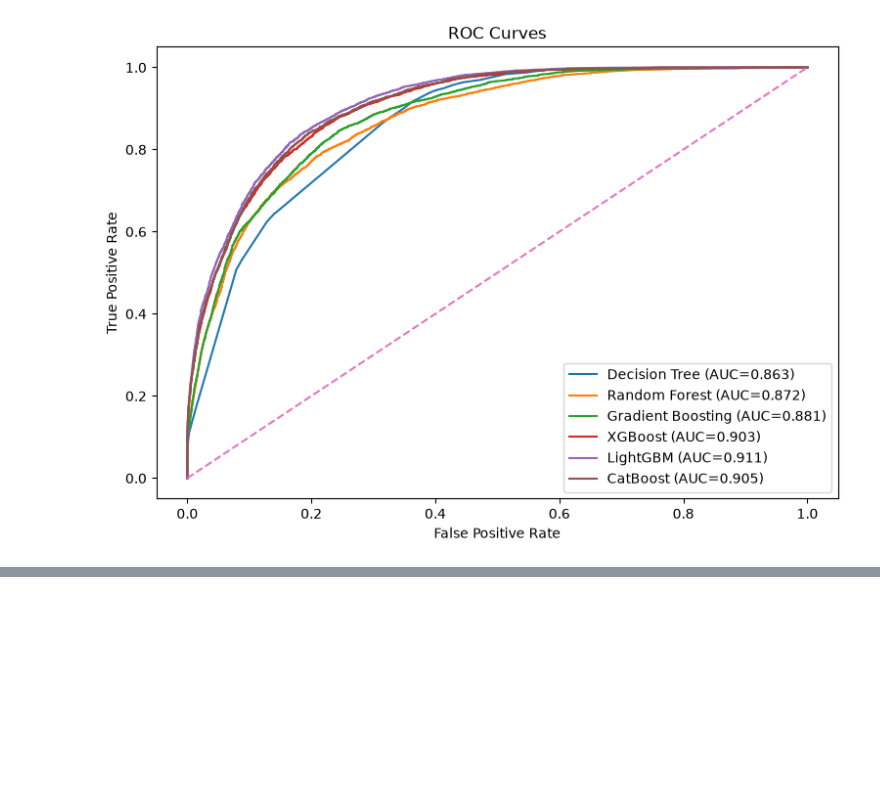
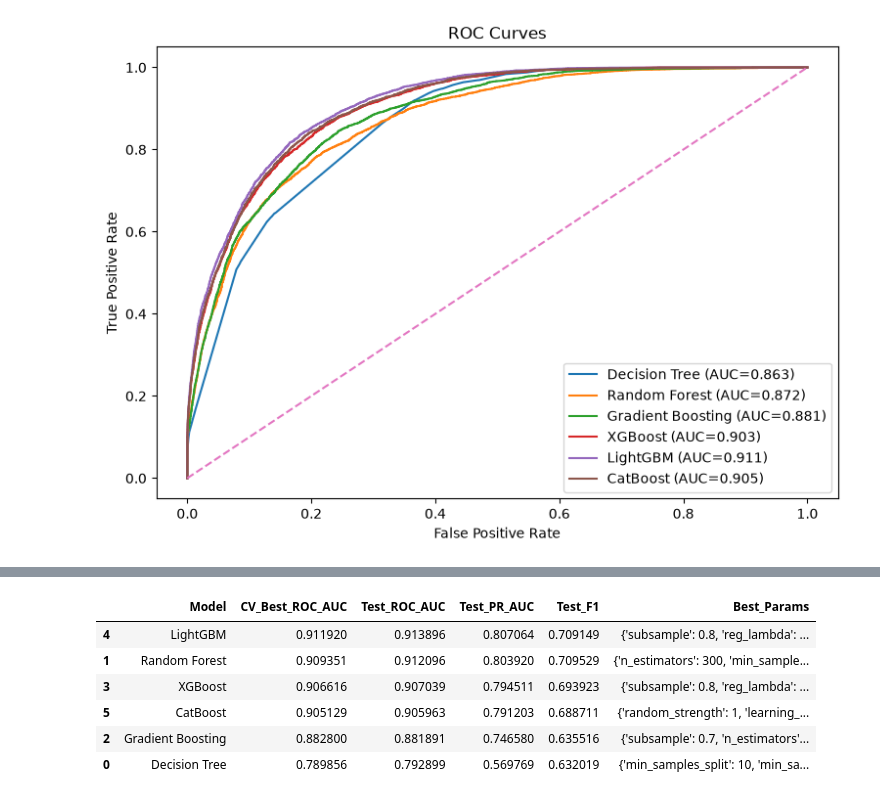
Before and after one commit to nuespringramalimarouane-prog/Hotel-Booking-Cancellation-Prediction, a Jupyter notebook: hotel_booking_cancellation.ipynb, the cells around one changed output, grey strips where cells are left out. Cells and saved outputs as stored; diff of their text form; code cells hidden in the pictures; blank space fills up the shorter version.

Commit message:
tuning models

```diff
--- a/hotel_booking_cancellation.ipynb
+++ b/hotel_booking_cancellation.ipynb
@@ -395,0 +400,74 @@ plt.xlabel("False Positive Rate"); plt.ylabel("True Positive Rate"); plt.title("
+# %%
+QUICK_MODE = True
+N_ITER = 5 if QUICK_MODE else 15
+CV = StratifiedKFold(n_splits=3, shuffle=True, random_state=RANDOM_STATE)
+
+search_spaces = {
+    "Decision Tree": {
+        "max_depth": [3,5,7,10,15,None], "min_samples_split": [2,5,10,20],
+        "min_samples_leaf": [1,2,5,10,20], "max_features": [None,"sqrt","log2"]
+    },
+    "Random Forest": {
+        "n_estimators": [200,300,500], "max_depth": [None,8,12,16,20],
+        "min_samples_split": [2,5,10], "min_samples_leaf": [1,2,5],
+        "max_features": ["sqrt","log2",0.5]
+    },
+    "Gradient Boosting": {
+        "n_estimators": [100,200,300], "learning_rate": [0.02,0.05,0.1],
+        "max_depth": [2,3,4,5], "min_samples_leaf": [5,10,20], "subsample": [0.7,0.85,1.0]
+    },
+    "XGBoost": {
+        "n_estimators": [200,300,500], "learning_rate": [0.02,0.05,0.1],
+        "max_depth": [3,4,5,6,8], "min_child_weight": [1,2,5,10],
+        "subsample": [0.7,0.8,1.0], "colsample_bytree": [0.7,0.8,1.0],
+        "reg_lambda": [0.5,1.0,2.0,5.0]
+    },
+    "LightGBM": {
+        "n_estimators": [200,300,500], "learning_rate": [0.02,0.05,0.1],
+        "num_leaves": [15,31,50,75], "max_depth": [-1,5,8,12],
+        "min_child_samples": [10,20,30,50], "subsample": [0.7,0.8,1.0],
+        "colsample_bytree": [0.7,0.8,1.0], "reg_lambda": [0.0,1.0,5.0]
+    },
+    "CatBoost": {
+        "iterations": [200,300,500], "learning_rate": [0.02,0.05,0.1],
+        "depth": [4,5,6,7,8], "l2_leaf_reg": [1,3,5,10], "random_strength": [0,0.5,1,2]
+    }
+}
+
+base_estimators = {
+    "Decision Tree": DecisionTreeClassifier(criterion="entropy", random_state=RANDOM_STATE),
+    "Random Forest": RandomForestClassifier(n_jobs=-1, random_state=RANDOM_STATE),
+    "Gradient Boosting": GradientBoostingClassifier(random_state=RANDOM_STATE),
+    "XGBoost": XGBClassifier(objective="binary:logistic", eval_metric="logloss", n_jobs=-1, random_state=RANDOM_STATE),
+    "LightGBM": LGBMClassifier(verbosity=-1, n_jobs=-1, random_state=RANDOM_STATE),
+    "CatBoost": CatBoostClassifier(loss_function="Logloss", verbose=False, random_seed=RANDOM_STATE, thread_count=1)
+}
+
+tuned = {}
+tuning_rows = []
+for name, estimator in base_estimators.items():
+    print(f"Tuning {name}...")
+    if name == "CatBoost":
+        search = RandomizedSearchCV(estimator, search_spaces[name], n_iter=N_ITER, scoring="roc_auc", cv=CV, random_state=RANDOM_STATE, n_jobs=1, verbose=0)
+        search.fit(Xtr_cat, y_train, cat_features=categorical_features)
+        best = search.best_estimator_
+        pred = best.predict(Xte_cat).astype(int).ravel()
+        prob = best.predict_proba(Xte_cat)[:,1]
+    else:
+        search = RandomizedSearchCV(estimator, search_spaces[name], n_iter=N_ITER, scoring="roc_auc", cv=CV, random_state=RANDOM_STATE, n_jobs=-1, verbose=0)
+        search.fit(X_train_enc, y_train)
+        best = search.best_estimator_
+        pred = best.predict(X_test_enc)
+        prob = best.predict_proba(X_test_enc)[:,1]
+    tuned[name] = best
+    tuning_rows.append({
+        "Model": name, "CV_Best_ROC_AUC": search.best_score_,
+        "Test_ROC_AUC": roc_auc_score(y_test, prob),
+        "Test_PR_AUC": average_precision_score(y_test, prob),
+        "Test_F1": f1_score(y_test, pred, zero_division=0),
+        "Best_Params": search.best_params_
+    })
+
+tuning_results = pd.DataFrame(tuning_rows).sort_values("Test_ROC_AUC", ascending=False)
+display(tuning_results)
+# %% [output]
@@ -395,0 +480,7 @@ plt.xlabel("False Positive Rate"); plt.ylabel("True Positive Rate"); plt.title("
+|  | Model | CV_Best_ROC_AUC | Test_ROC_AUC | Test_PR_AUC | Test_F1 | Best_Params |
+| 4 | LightGBM | 0.911920 | 0.913896 | 0.807064 | 0.709149 | {'subsample': 0.8, 'reg_lambda': ... |
+| 1 | Random Forest | 0.909351 | 0.912096 | 0.803920 | 0.709529 | {'n_estimators': 300, 'min_sample... |
+| 3 | XGBoost | 0.906616 | 0.907039 | 0.794511 | 0.693923 | {'subsample': 0.8, 'reg_lambda': ... |
+| 5 | CatBoost | 0.905129 | 0.905963 | 0.791203 | 0.688711 | {'random_strength': 1, 'learning_... |
+| 2 | Gradient Boosting | 0.882800 | 0.881891 | 0.746580 | 0.635516 | {'subsample': 0.7, 'n_estimators'... |
+| 0 | Decision Tree | 0.789856 | 0.792899 | 0.569769 | 0.632019 | {'min_samples_split': 10, 'min_sa... |
```
Also changed, not shown: parts of 3 cells of this notebook, 4 other files.
